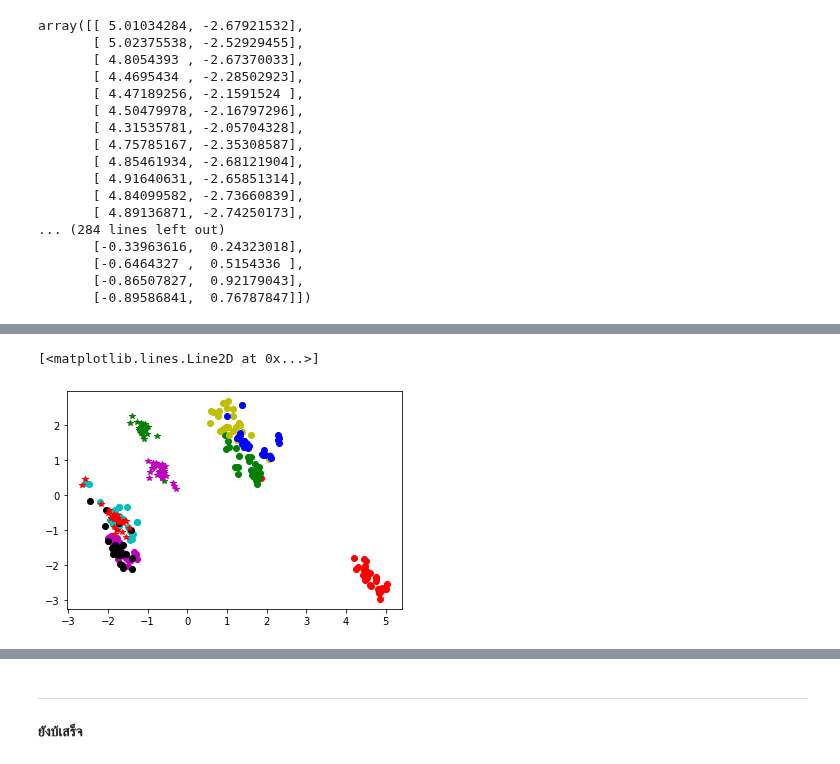
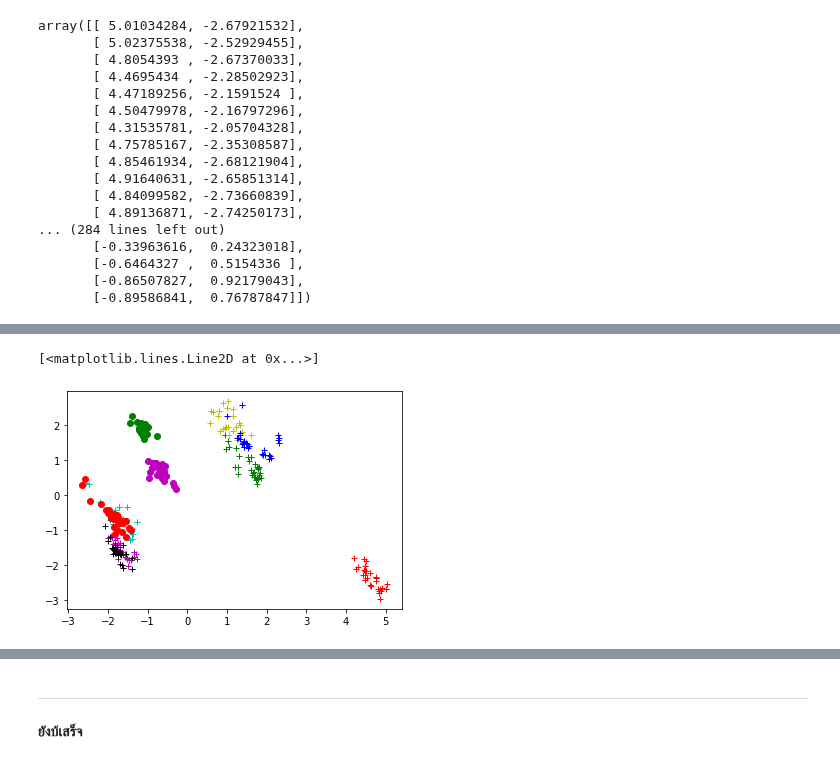
Before and after one commit to sitthatkaja/multivariate, a Jupyter notebook: EXAM01.ipynb, the cells around one changed output, grey strips where cells are left out. Drawn from its saved outputs; the diff is of its cells as text; code cells hidden in the pictures.

```diff
--- a/EXAM01.ipynb
+++ b/EXAM01.ipynb
@@ -294,14 +294,14 @@ plt.plot(X_pca[:,0],X_pca[:,1],'or')
-# %%
-plt.plot(X_pca[:30,0],X_pca[:30,1],'or')
-plt.plot(X_pca[30:60,0],X_pca[30:60,1],'og')
-plt.plot(X_pca[60:90,0],X_pca[60:90,1],'oy')
-plt.plot(X_pca[90:120,0],X_pca[90:120,1],'ob')
-plt.plot(X_pca[120:150,0],X_pca[120:150,1],'oc')
-plt.plot(X_pca[150:180,0],X_pca[150:180,1],'om')
-plt.plot(X_pca[180:210,0],X_pca[180:210,1],'ok')
-plt.plot(X_pca[210:240,0],X_pca[210:240,1],'*r')
-plt.plot(X_pca[240:270,0],X_pca[240:270,1],'*g')
-plt.plot(X_pca[270:300,0],X_pca[270:300,1],'*m')
-# %% [output]
-[<matplotlib.lines.Line2D at 0x...>]
-[figure, removed]
+# %%
+plt.plot(X_pca[:29,0],X_pca[:29,1],'+r')
+plt.plot(X_pca[29:60,0],X_pca[29:60,1],'+g')
+plt.plot(X_pca[60:87,0],X_pca[60:87,1],'+y')
+plt.plot(X_pca[87:119,0],X_pca[87:119,1],'+b')
+plt.plot(X_pca[119:147,0],X_pca[119:147,1],'+c')
+plt.plot(X_pca[147:177,0],X_pca[147:177,1],'+m')
+plt.plot(X_pca[177:206,0],X_pca[177:206,1],'+k')
+plt.plot(X_pca[206:239,0],X_pca[206:239,1],'or')
+plt.plot(X_pca[239:268,0],X_pca[239:268,1],'og')
+plt.plot(X_pca[268:300,0],X_pca[268:300,1],'om')
+# %% [output]
+[<matplotlib.lines.Line2D at 0x...>]
+[figure, added]
```
Also changed, not shown: parts of 4 cells of this notebook.
